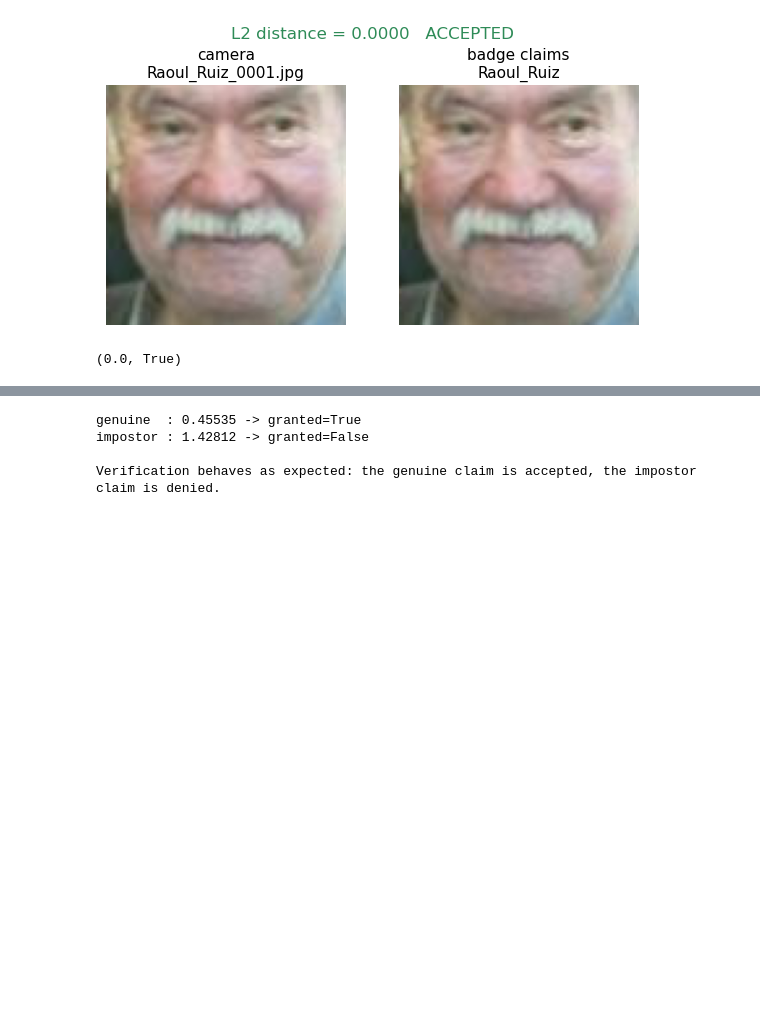
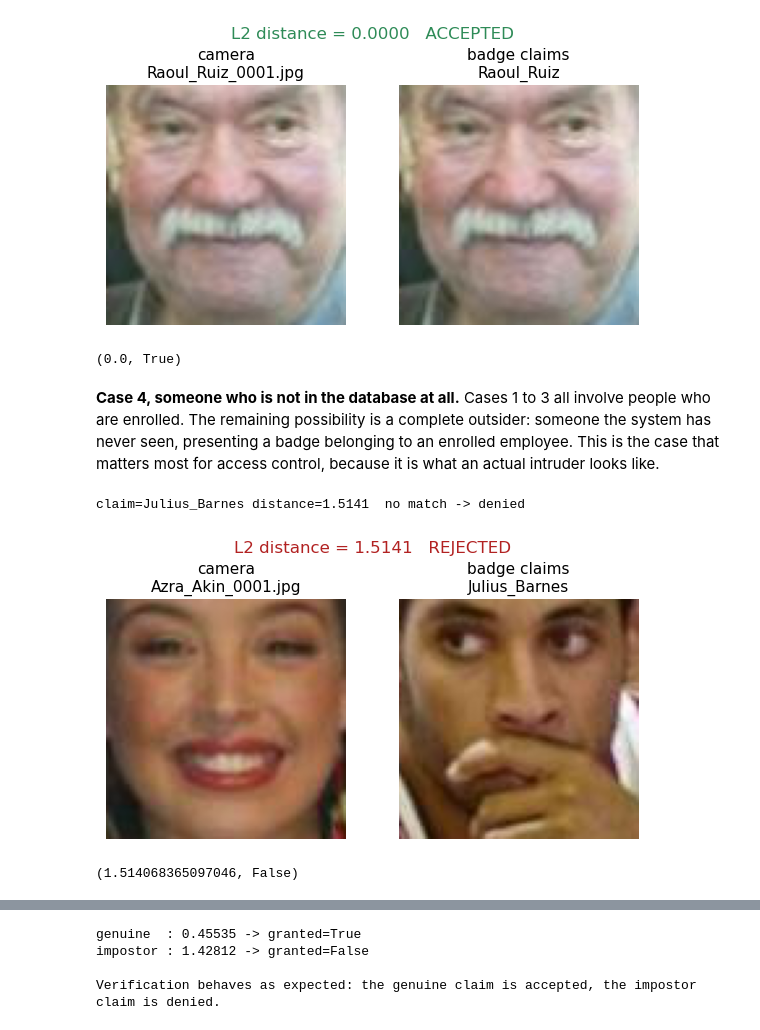
Before and after one commit to fistfulofyen/Face_sys_LFW, a Jupyter notebook: face_recognition_pipeline.ipynb, the cells around one changed output, grey strips where cells are left out. Drawn from its saved outputs; the diff is of its cells as text; code cells hidden in the pictures; blank space fills up the shorter version.

Commit message:
added invalid test case

```diff
--- a/face_recognition_pipeline.ipynb
+++ b/face_recognition_pipeline.ipynb
@@ -393,3 +395,16 @@ confirm_identity(str(genuine_enroll), genuine_dir.name, identity_db, face_encode
 claim=Raoul_Ruiz distance=0.0000  match -> unlocking
 [figure]
 (0.0, True)
+# %% [markdown]
+**Case 4, someone who is not in the database at all.** Cases 1 to 3 all involve people who
+are enrolled. The remaining possibility is a complete outsider: someone the system has
+never seen, presenting a badge belonging to an enrolled employee. This is the case that
+matters most for access control, because it is what an actual intruder looks like.
+# %%
+# A stranger, enrolled nowhere, swipes an enrolled employee's badge.
+confirm_identity(str(stranger_photo), victim_dir.name, identity_db, face_encoder,
+                 show=True, gallery_images=ENROLLED_FACES)
+# %% [output]
+claim=Julius_Barnes distance=1.5141  no match -> denied
+[figure, added]
+(1.514068365097046, False)
```
Also changed, not shown: parts of 8 cells of this notebook, 1 other file.
